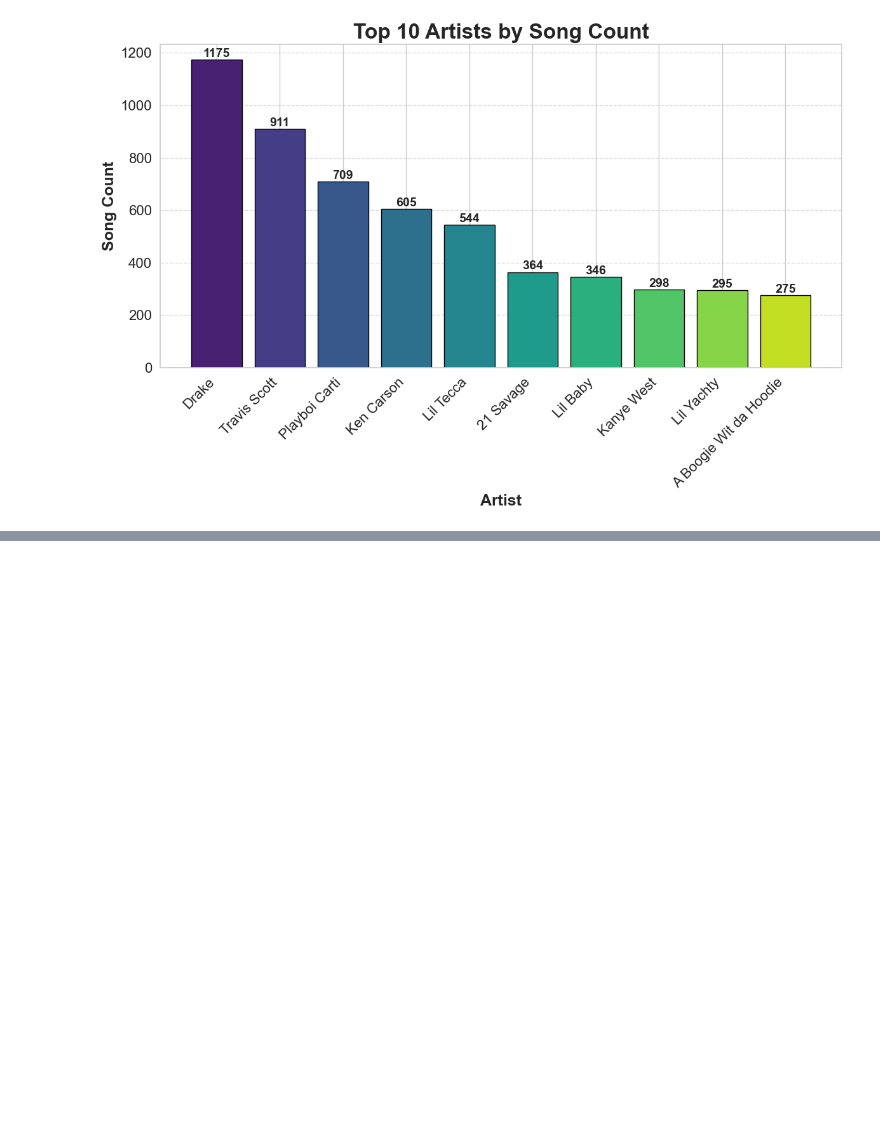
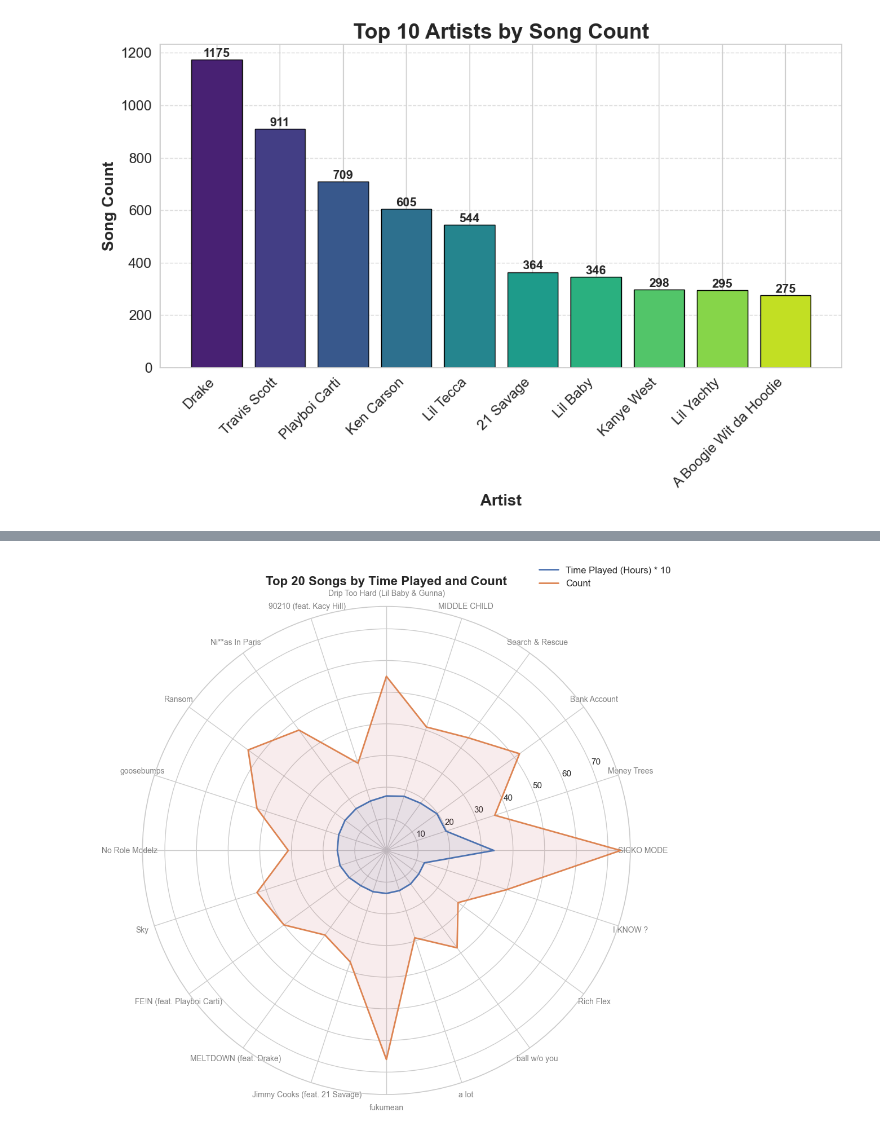
Before and after one commit to cparthiv/spotify-analysis, a Jupyter notebook: spotify_analysis.ipynb, the cells around one changed output, grey strips where cells are left out. Saved outputs shown, nothing was run; the diff lists cells and outputs as text; code cells hidden in the pictures; blank space fills up the shorter version.

```diff
--- a/spotify_analysis.ipynb
+++ b/spotify_analysis.ipynb
@@ -207,0 +232,40 @@ plt.show()
+# %%
+from math import pi
+import matplotlib.pyplot as plt
+
+top_songs = spotify_stream_df.groupby(['master_metadata_track_name'])[
+    ['count', 'time_played_hours']].sum().sort_values(by='time_played_hours', ascending=False)
+top_20_songs = top_songs.head(20).reset_index()
+
+# Prepare data for radar chart
+labels = top_20_songs['master_metadata_track_name']
+num_vars = len(labels)
+
+# Compute angle for each axis
+angles = [n / float(num_vars) * 2 * pi for n in range(num_vars)]
+angles += angles[:1]
+
+# Radar chart data
+time_played_scaled = (top_20_songs['time_played_hours'] * 10).tolist()
+time_played_scaled += time_played_scaled[:1]
+count = top_20_songs['count'].tolist()
+count += count[:1]
+
+plt.figure(figsize=(12, 10))
+
+ax = plt.subplot(111, polar=True)
+plt.xticks(angles[:-1], labels, color='grey', size=10)
+ax.plot(angles, time_played_scaled, linewidth=2,
+        linestyle='solid', label='Time Played (Hours) * 10')
+ax.fill(angles, time_played_scaled, 'b', alpha=0.1)
+
+ax.plot(angles, count, linewidth=2, linestyle='solid', label='Count')
+ax.fill(angles, count, 'r', alpha=0.1)
+
+plt.title('Top 20 Songs by Time Played and Count',
+          size=16, fontweight='bold', position=(0.5, 1.1))
+plt.legend(loc='upper right', bbox_to_anchor=(1.1, 1.1), fontsize=12)
+plt.tight_layout()
+plt.show()
+# %% [output]
+[figure, added]
```
Also changed, not shown: parts of 1 cell of this notebook, 2 other files.
